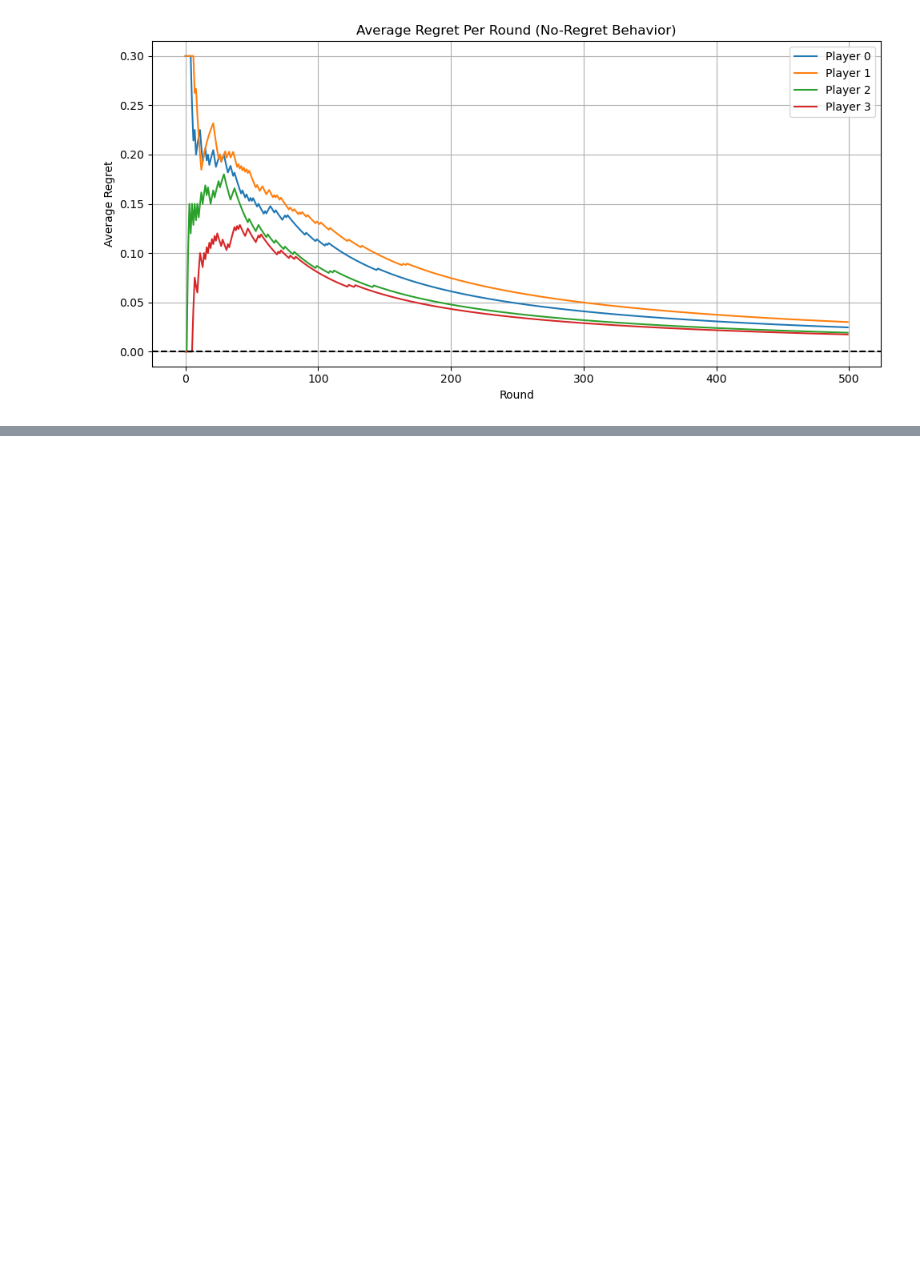
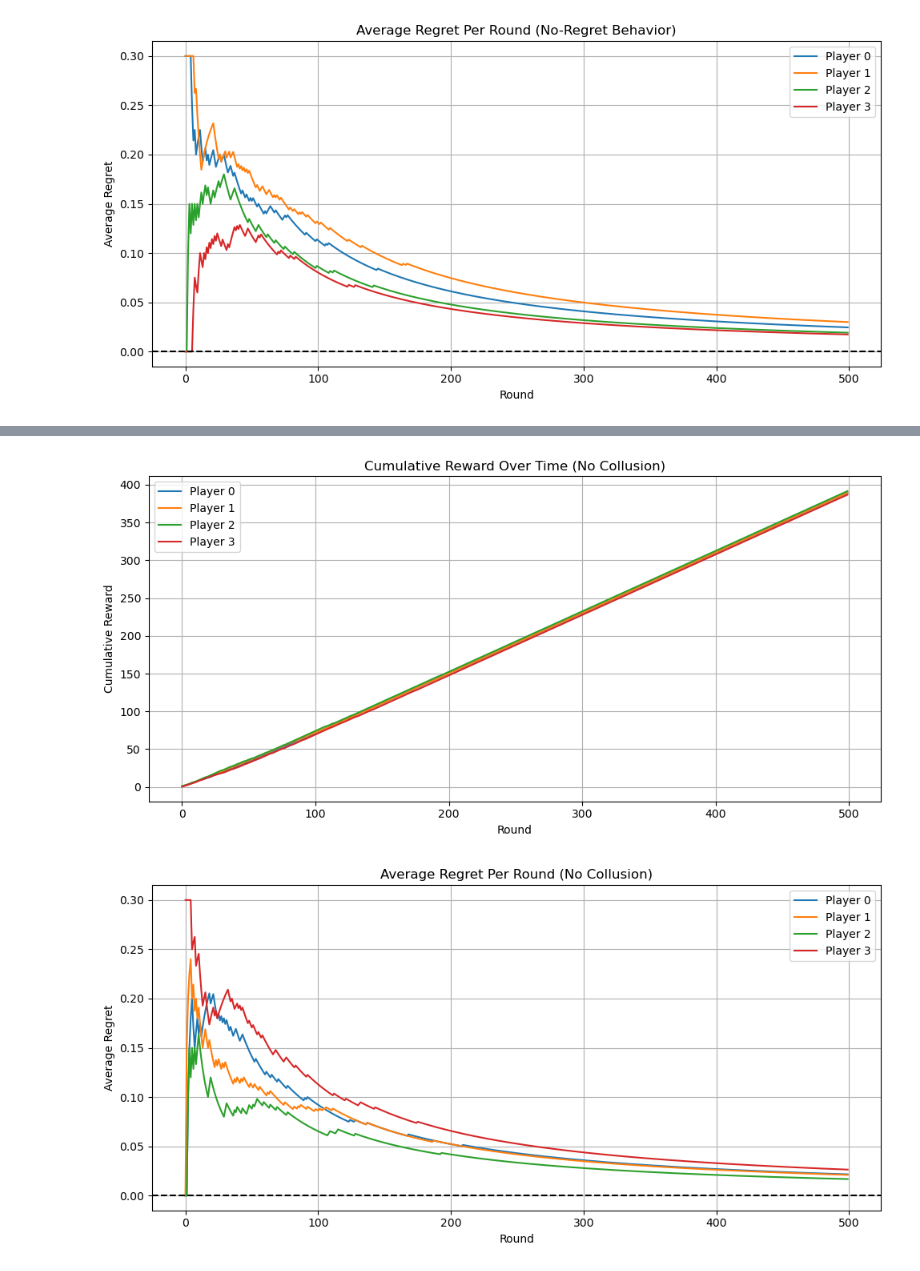
Before and after one commit to alliixx/Game-Collusion-Detection, a Jupyter notebook: game_implementation/zero_regret.ipynb, the cells around one changed output, grey strips where cells are left out. Cells and saved outputs as stored; diff of their text form; code cells hidden in the pictures; blank space fills up the shorter version.

```diff
--- a/Player Implementation/zero_regret.ipynb
+++ b/game_implementation/zero_regret.ipynb
@@ -327,0 +330,79 @@ plt.show()
+# %%
+import numpy as np
+import matplotlib.pyplot as plt
+
+# Parameters
+num_players = 4
+num_actions = 3
+num_rounds = 500
+eta = 0.1
+
+# All players are independent, no colluders
+weights = np.ones((num_players, num_actions))
+history_rewards = np.zeros((num_players, num_rounds))
+history_regrets = np.zeros((num_players, num_rounds))
+
+# Define payoff tensor: no collusion, just action-dependent rewards
+payoff_tensor = np.zeros((num_actions, num_actions, num_actions, num_actions, num_players))
+for a0 in range(num_actions):
+    for a1 in range(num_actions):
+        for a2 in range(num_actions):
+            for a3 in range(num_actions):
+                joint = (a0, a1, a2, a3)
+                # Each player's reward is slightly action dependent + small noise
+                payoff_tensor[joint][0] = 0.5 + 0.3 * (a0 == 2)
+                payoff_tensor[joint][1] = 0.5 + 0.3 * (a1 == 1)
+                payoff_tensor[joint][2] = 0.5 + 0.3 * (a2 == 0)
+                payoff_tensor[joint][3] = 0.5 + 0.3 * (a3 == 2)
+
+# Game loop
+for t in range(num_rounds):
+    probs = weights / weights.sum(axis=1, keepdims=True)
+    actions = np.array([np.random.choice(num_actions, p=probs[i]) for i in range(num_players)])
+    rewards = payoff_tensor[tuple(actions)]
+
+    for i in range(num_players):
+        counterfactual_payoffs = np.zeros(num_actions)
+        for a in range(num_actions):
+            counterfactual = actions.copy()
+            counterfactual[i] = a
+            counterfactual_payoffs[a] = payoff_tensor[tuple(counterfactual)][i]
+
+        best_response = np.max(counterfactual_payoffs)
+        regret = best_response - rewards[i]
+
+        history_rewards[i, t] = rewards[i]
+        history_regrets[i, t] = regret
+
+        weights[i] *= np.exp(eta * counterfactual_payoffs)
+
+# === PLOTTING ===
+
+# Cumulative Reward
+plt.figure(figsize=(10, 5))
+for i in range(num_players):
+    plt.plot(np.cumsum(history_rewards[i]), label=f'Player {i}')
+plt.title("Cumulative Reward Over Time (No Collusion)")
+plt.xlabel("Round")
+plt.ylabel("Cumulative Reward")
+plt.legend()
+plt.grid(True)
+plt.tight_layout()
+plt.show()
+
+# Average Regret
+plt.figure(figsize=(10, 5))
+for i in range(num_players):
+    avg_regret = np.cumsum(history_regrets[i]) / (np.arange(1, num_rounds + 1))
+    plt.plot(avg_regret, label=f'Player {i}')
+plt.title("Average Regret Per Round (No Collusion)")
+plt.xlabel("Round")
+plt.ylabel("Average Regret")
+plt.axhline(0, color='black', linestyle='--')
+plt.legend()
+plt.grid(True)
+plt.tight_layout()
+plt.show()
+# %% [output]
+[figure, added]
+[figure, added]
```
Also changed, not shown: parts of 3 cells of this notebook.
